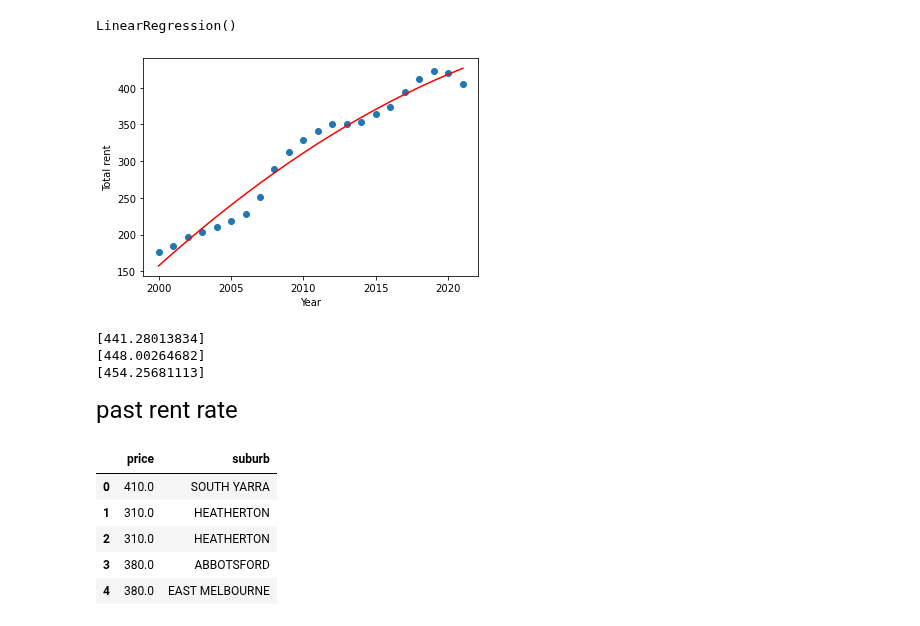
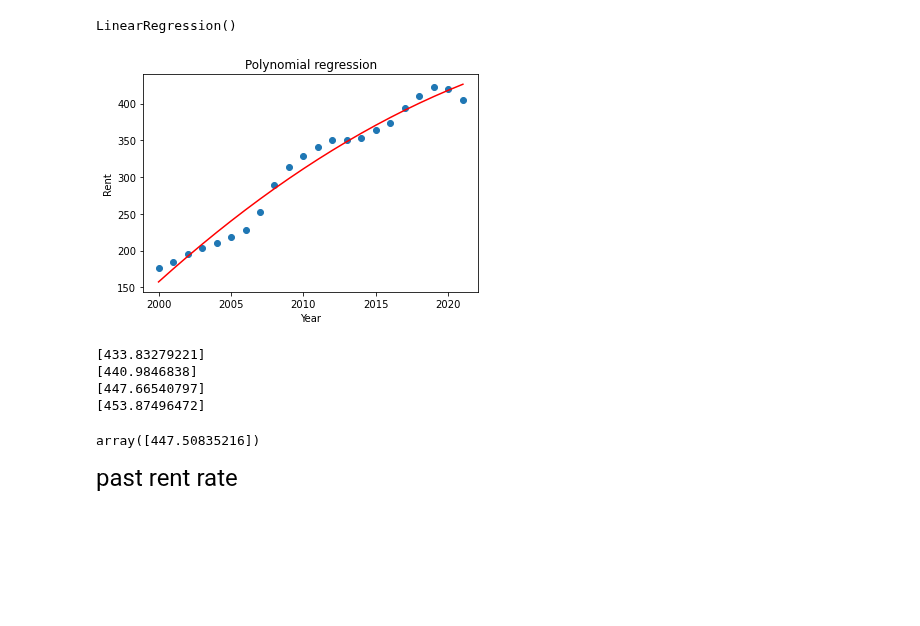
Before and after one commit to MAST30034-Applied-Data-Science/generic-real-estate-consulting-project-group-55, a Jupyter notebook: notebooks/past_rent_rate.ipynb, the cells around one changed output. Drawn from its saved outputs; the diff is of its cells as text; code cells hidden in the pictures; blank space fills up the shorter version.

```diff
--- a/notebooks/past_rent_rate.ipynb
+++ b/notebooks/past_rent_rate.ipynb
@@ -152,3 +169,15 @@ plt.show()
 yearly_rent = pd.read_csv("../data/curated/total_rent_data_yearly.csv")
 x = yearly_rent.iloc[:,:-1].values
 y = yearly_rent.iloc[:,-1].values
+# %%
+from sklearn.linear_model import LinearRegression
+lin_reg = LinearRegression()
+lin_reg.fit(x, y)
+y_predict = lin_reg.predict(x)
+plt.scatter(x, y)
+plt.xlabel('Year')
+plt.ylabel('Rent')
+plt.title('Linear regression')
+plt.plot(x, y_predict, color='g')
+plt.savefig('../plots/Rent_Linear_regression.png')
+plt.show()
@@ -162,32 +193,31 @@ LinearRegression()
 # %%
 plt.scatter(x,y)
 plt.plot(x,regressor.predict(Poly_regressor.fit_transform(x)),color='red')
 plt.xlabel('Year')
-plt.ylabel('Total rent')
+plt.ylabel('Rent')
+plt.title('Polynomial regression')
+plt.savefig('../plots/Rent_Polynomial_regression.png')
 plt.show()
 # %% [output]
-[figure, old version]
+[figure, new version]
 # %%
+predicted_2022 = regressor.predict(Poly_regressor.fit_transform([[2022]]))
 predicted_2023 = regressor.predict(Poly_regressor.fit_transform([[2023]]))
 predicted_2024 = regressor.predict(Poly_regressor.fit_transform([[2024]]))
 predicted_2025 = regressor.predict(Poly_regressor.fit_transform([[2025]]))
+print(predicted_2022)
 print(predicted_2023)
 print(predicted_2024)
 print(predicted_2025)
 # %% [output]
-[441.28013834]
-[448.00264682]
-[454.25681113]
+[433.83279221]
+[440.9846838]
+[447.66540797]
+[453.87496472]
+# %%
+future_3 = (predicted_2023 + predicted_2024 + predicted_2025)/3
+future_3
+# %% [output]
+array([447.50835216])
 # %% [markdown]
 <font size=5>past rent rate
-# %%
-data_22 = pd.read_csv("../rent_data/renew(15).csv")
-data_22 = data_22[['price','suburb']]
-data_22.head()
-# %% [output]
-|  | price | suburb |
-| 0 | 410.0 | SOUTH YARRA |
-| 1 | 310.0 | HEATHERTON |
-| 2 | 310.0 | HEATHERTON |
-| 3 | 380.0 | ABBOTSFORD |
-| 4 | 380.0 | EAST MELBOURNE |
```
Also changed, not shown: parts of 18 cells of this notebook, 3 other files.
